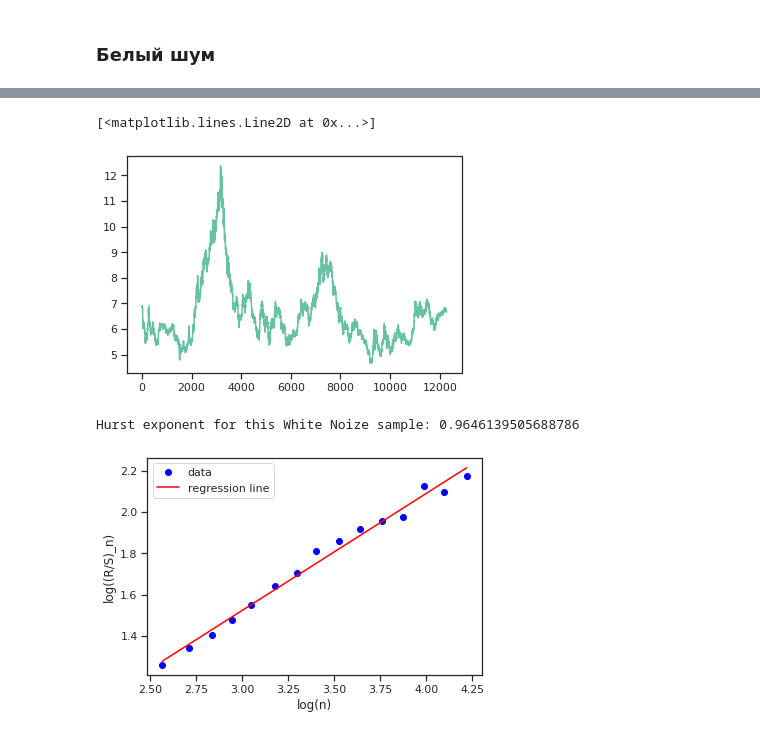
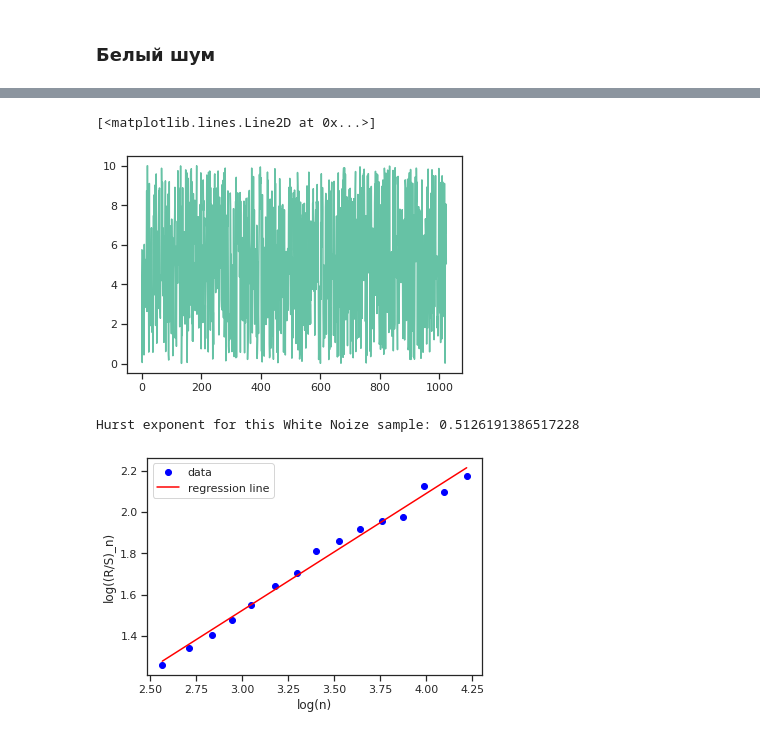
Before and after one commit to Anna172/Python, a Jupyter notebook: Hurst_Exponent_Analysis.ipynb, the cells around one changed output, grey strips where cells are left out. Saved outputs shown, nothing was run; the diff lists cells and outputs as text; code cells hidden in the pictures.

```diff
--- a/Hurst_Exponent_Analysis.ipynb
+++ b/Hurst_Exponent_Analysis.ipynb
@@ -97,13 +79,13 @@ Name: rate, Length: 11796, dtype: float64
 # %%
 white_noize_ts = rng.uniform(0, 10, np.power(2, 10))
-plt.plot(obs_new['rate'])
+plt.plot(white_noize_ts)
 # %% [output]
 [<matplotlib.lines.Line2D at 0x...>]
-[figure, old version]
+[figure, new version]
 # %%
-print("Hurst exponent for this White Noize sample: {}".format(nolds.hurst_rs(obs_new['rate'])))
+print("Hurst exponent for this White Noize sample: {}".format(nolds.hurst_rs(white_noize_ts)))
 # %% [output]
-Hurst exponent for this White Noize sample: 0.9646139505688786
+Hurst exponent for this White Noize sample: 0.5126191386517228
 # %%
 (H_wn, debug_data) = nolds.hurst_rs(white_noize_ts, fit='poly', corrected=False, debug_data=True, debug_plot=True)
 print(H_wn)
```
Also changed, not shown: parts of 3 cells of this notebook.
